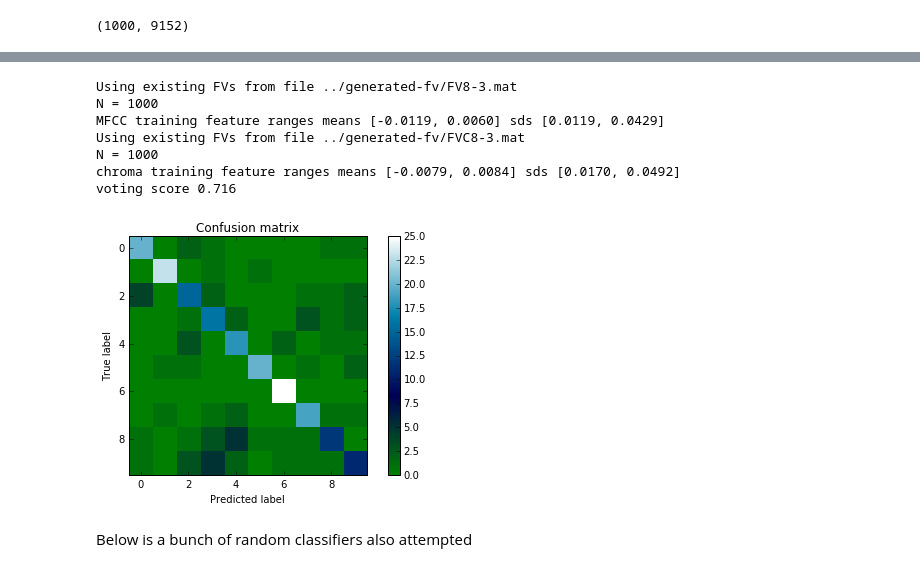
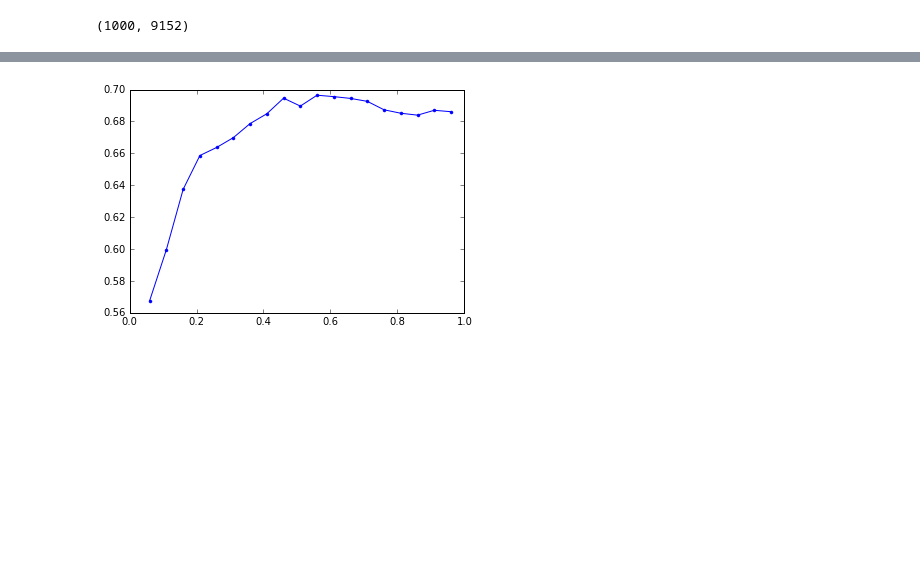
Before and after one commit to PrincetonUniversity/vox-music-classification, a Jupyter notebook: notebooks/fv-msvm.ipynb, the cells around one changed output, grey strips where cells are left out. Cells and saved outputs as stored; diff of their text form; code cells hidden in the pictures; blank space fills up the shorter version.

```diff
--- a/notebooks/fv-msvm.ipynb
+++ b/notebooks/fv-msvm.ipynb
@@ -226,40 +192,26 @@ done in 26.686509132385254 seconds
-# %%
-X, Y = load_all_fv(8, 3)
-C, Y = load_chroma_fv(8, 3)
-from sklearn.ensemble import VotingClassifier
-
-trX, teX, trC, teC, trY, teY = train_test_split(X, C, Y, stratify=Y)
-
-mfccSVM = SVC(C=1000, probability=True)
-chromaSVM = SVC(C=1000, probability=True)
-mfccRF = RandomForestClassifier(n_estimators=200, max_depth=30)
-chromaRF = RandomForestClassifier(n_estimators=200, max_depth=30)
-ests = [('mfccSVM', mfccSVM), ('chromaSVM', chromaSVM), ('mfccRF', mfccRF), ('chromaRF', chromaRF)]
-
-mfccRF.fit(trX, trY)
-chromaRF.fit(trC, trY)
-
-top_mfcc = order(mfccRF.feature_importances_)
-top_chroma = order(chromaRF.feature_importances_)
-
-trX, teX = trX[:, top_mfcc[:1000]], teX[:, top_mfcc[:1000]]
-#trC, teC = trC[:, top_chroma[:400]], teC[:, top_chroma[:400]]
-mfccSVM.fit(trX, trY)
-chromaSVM.fit(trC, trY)
-
-sum_p = sum((2 * mfccSVM.predict_proba(teX), chromaSVM.predict_proba(teC), chromaRF.predict_proba(teC)))
-Yhat = np.argmax(sum_p, axis=1) + 1
-print('voting score', np.sum(Yhat == teY) / len(teY))
-plot_confusion_matrix(confusion_matrix(teY, Yhat))
-plt.show()
-# %% [output]
-Using existing FVs from file ../generated-fv/FV8-3.mat
-N = 1000
-MFCC training feature ranges means [-0.0119, 0.0060] sds [0.0119, 0.0429]
-Using existing FVs from file ../generated-fv/FVC8-3.mat
-N = 1000
-chroma training feature ranges means [-0.0079, 0.0084] sds [0.0170, 0.0492]
-voting score 0.716
-[figure, removed]
-# %% [markdown]
-Below is a bunch of random classifiers also attempted
+# %%
+# Output from running run_rf on FV(3,3) on cycles in parallel
+l = [0.11, 0.599679487179,
+0.16, 0.637419871795,
+0.21, 0.658653846154,
+0.26, 0.663701923077,
+0.06, 0.567628205128,
+0.36, 0.678685897436,
+0.31, 0.669871794872,
+0.41, 0.684855769231,
+0.46, 0.694631410256,
+0.51, 0.689663461538,
+0.56, 0.696474358974,
+0.61, 0.695592948718,
+0.66, 0.694471153846,
+0.71, 0.692628205128,
+0.76, 0.68733974359,
+0.81, 0.685176282051,
+0.86, 0.683974358974,
+0.91, 0.687019230769,
+0.96, 0.686137820513]
+x, y = zip(*sorted(zip(l[0:len(l):2], l[1:len(l):2])))
+plt.plot(x, y, '.-')
+plt.show()
+# %% [output]
+[figure, added]
```
Also changed, not shown: parts of 6 cells of this notebook, 1 other file.
